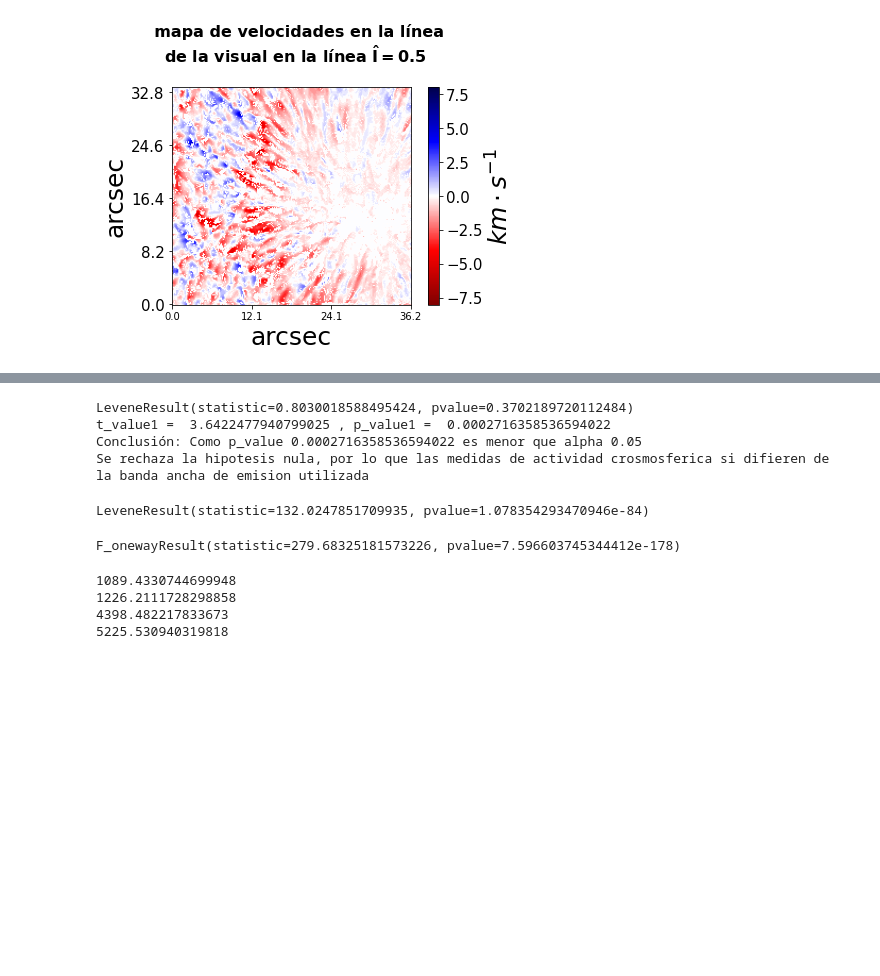
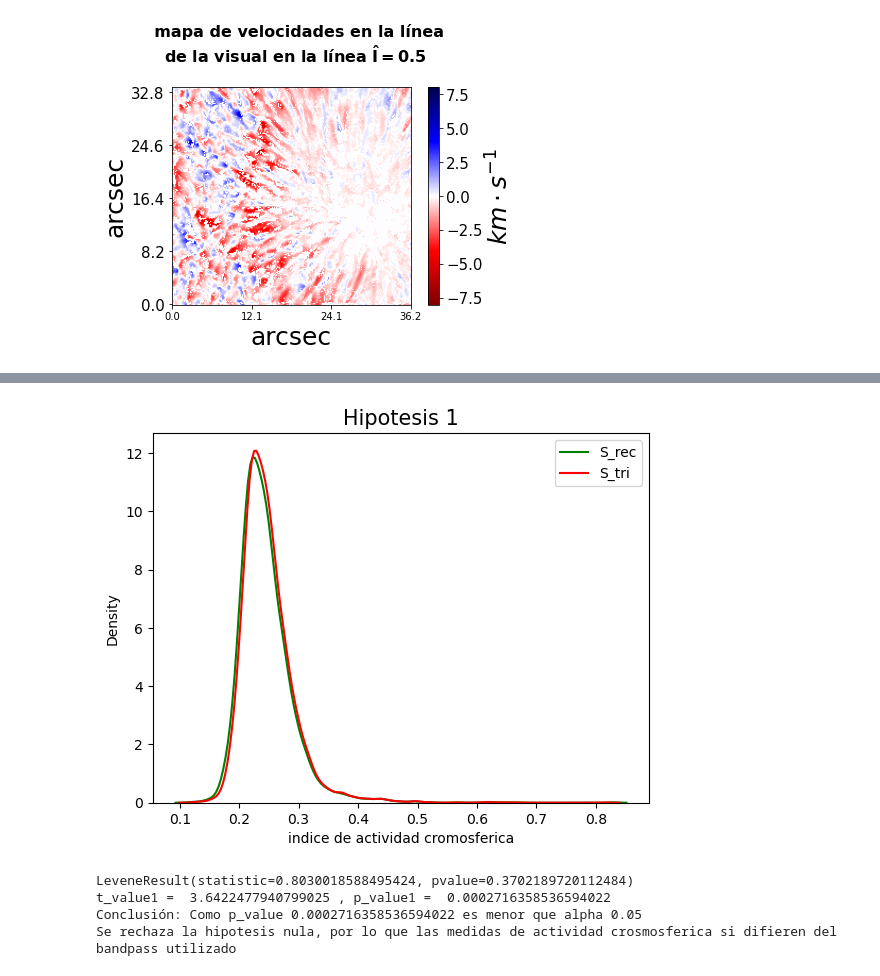
Before and after one commit to oscarcalv/Primer-Parcial-de-Fisica-Computacional, a Jupyter notebook: cuaderno_parcial.ipynb, the cells around one changed output, grey strips where cells are left out. Drawn from its saved outputs; the diff is of its cells as text; code cells hidden in the pictures; blank space fills up the shorter version.

Commit message:
Se incluyeron todas las hipotesis y sus respectivas graficas

```diff
--- a/cuaderno_parcial.ipynb
+++ b/cuaderno_parcial.ipynb
@@ -532,3 +518,12 @@ sns.displot(tabla,x="S_tri",color='black',kind="kde")
+# %%
+sns.distplot(tabla_numerica.S_rec,color='green',hist=False,label="S_rec")
+sns.distplot(tabla_numerica.S_tri,color='red',hist=False,label="S_tri")
+plt.xlabel("indice de actividad cromosferica")
+plt.title("Hipotesis 1")
+plt.legend()
+plt.show()
+# %% [output]
+[figure, added]
 # %%
 #Como las lineas de flujo de CaII tienen relacion directa con la actividad crosmosferica, y este flujo fue medido para dos bandas de emision
 # 1.09˚A FWHM triangular y 1˚A rectangular para la obtención de los indices de actividad crosmosferica S_tri y S_rec respectivamente.
@@ -536,36 +531,20 @@ sns.displot(tabla,x="S_tri",color='black',kind="kde")
 
 
 alpha=0.05
-print(levene(tabla_numerica.loc[:,"S_tri"],tabla_numerica.loc[:,"S_rec"])) #se comparan las desviaciones estandares para poder aplicar el t-test correctamente
-t_value1, p_value1 = stats.ttest_ind(tabla_numerica.loc[:,"S_tri"],tabla_numerica.loc[:,"S_rec"])
+print(levene(tabla_numerica.loc[:,"S_tri"],tabla_numerica.loc[:,"S_rec"])) #se comparan las desviaciones estandares para poder aplicar el
+                                                                            #t-test correctamente
+t_value1, p_value1 = stats.ttest_ind(tabla_numerica.loc[:,"S_tri"],tabla_numerica.loc[:,"S_rec"])#se comparan los valores medios de S_tri y S_rec
 print("t_value1 = ",t_value1, ", p_value1 = ", p_value1)
 
 if p_value1 <alpha:
     print("Conclusión: Como p_value {} es menor que alpha {} ". format (p_value1,alpha))
-    print("Se rechaza la hipotesis nula, por lo que las medidas de actividad crosmosferica si difieren de la banda ancha de emision utilizada")
+    print("Se rechaza la hipotesis nula, por lo que las medidas de actividad crosmosferica si difieren del bandpass utilizado")
 
 else:
     print("Conclusión: como p_value {} es mayor que alpha {} ". format (p_value1,alpha))
-    print("No se puede rechazar la hipotesis nunla,esto es, las medidas de actividas crosmosferica son las mismas para ambos anchos de banda deemisión")
+    print("No se puede rechazar la hipotesis nunla,esto es, las medidas de actividas crosmosferica son las mismas para ambos bandpass")
 # %% [output]
 LeveneResult(statistic=0.8030018588495424, pvalue=0.3702189720112484)
 t_value1 =  3.6422477940799025 , p_value1 =  0.0002716358536594022
 Conclusión: Como p_value 0.0002716358536594022 es menor que alpha 0.05
-Se rechaza la hipotesis nula, por lo que las medidas de actividad crosmosferica si difieren de la banda ancha de emision utilizada
+Se rechaza la hipotesis nula, por lo que las medidas de actividad crosmosferica si difieren del bandpass utilizado
-# %%
-#ANOVA test
-print(levene(tabla.K_mean_rec,tabla.H_mean_rec,tabla.V_mean,tabla.R_mean)) # el levene test no dice si las varianzas de los grupos en cuestion son iguales o no, como el p_value es muy pequeño se rechaza la hipotesis nula y se concluye que son distintas.
-stats.f_oneway(tabla.K_mean_rec,tabla.H_mean_rec,tabla.V_mean,tabla.R_mean)
-# %% [output]
-LeveneResult(statistic=132.0247851709935, pvalue=1.078354293470946e-84)
-F_onewayResult(statistic=279.68325181573226, pvalue=7.596603745344412e-178)
-# %%
-printt(tabla.K_mean_rec.mean())
-print(tabla.H_mean_rec.std())
-print(tabla.V_mean.std())
-print(tabla.R_mean
-# %% [output]
-1089.4330744699948
-1226.2111728298858
-4398.482217833673
-5225.530940319818
```
Also changed, not shown: parts of 13 cells of this notebook, 10 other files.
